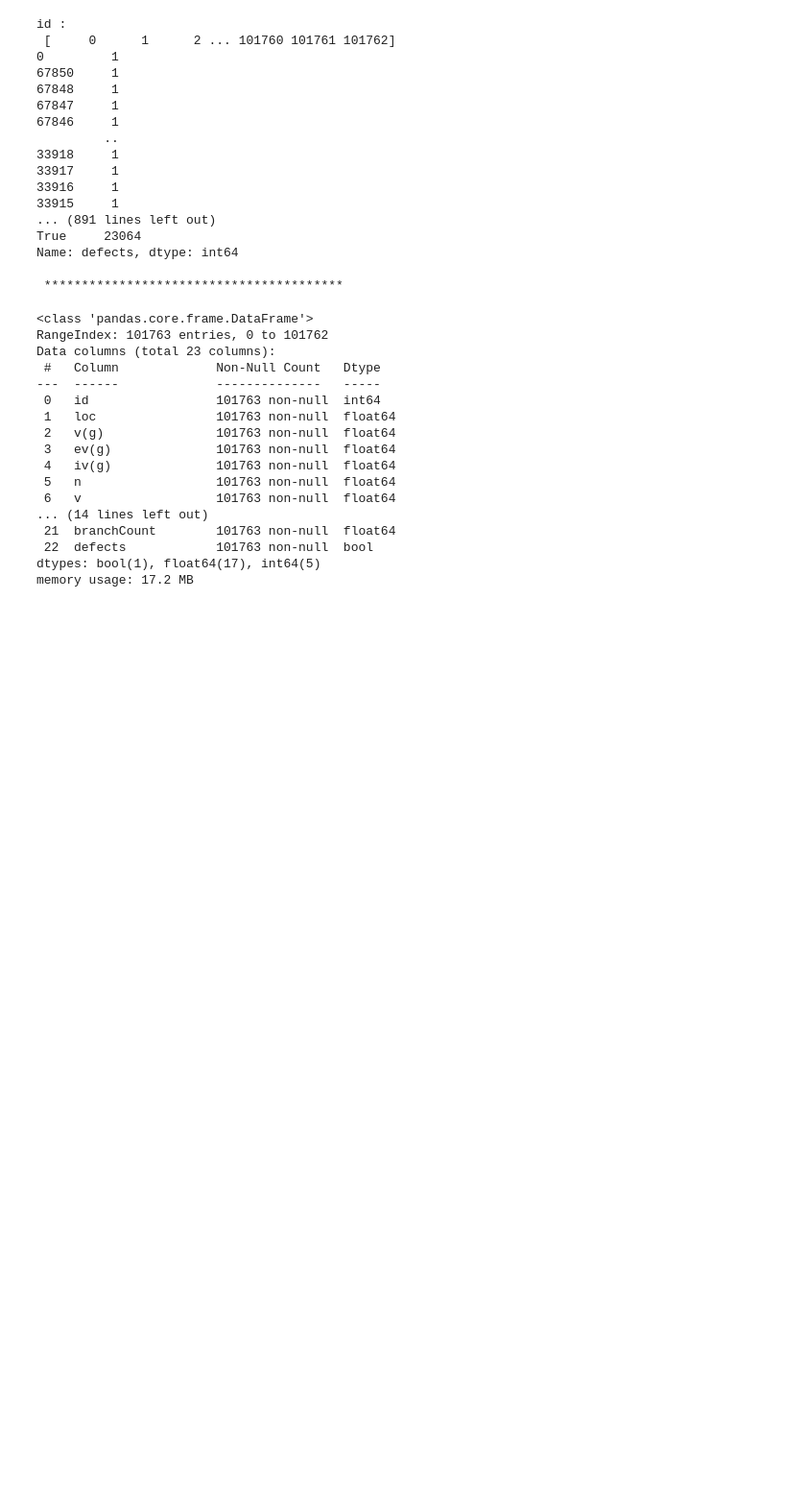
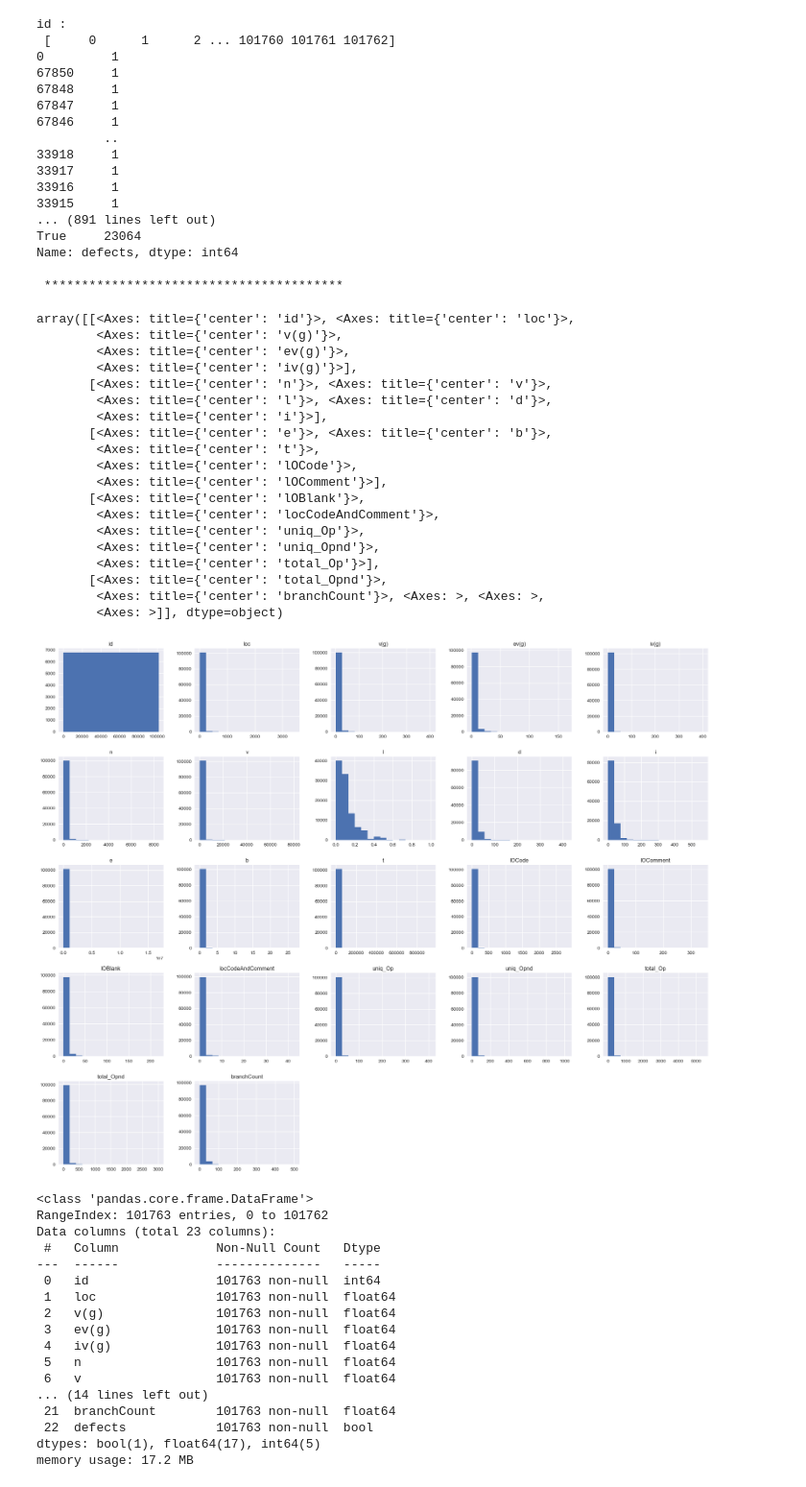
Before and after one commit to abideen-olawuwo/binaryclassification, a Jupyter notebook: binaryclassification.ipynb, the cells around one changed output. Shown at 96% size. Cells and saved outputs as stored; diff of their text form; code cells hidden in the pictures; blank space fills up the shorter version.

```diff
--- a/binaryclassification.ipynb
+++ b/binaryclassification.ipynb
@@ -47,6 +47,30 @@ True     23064
 Name: defects, dtype: int64
 
  ****************************************
+# %%
+plt.style.use("seaborn")
+df.hist(figsize=(25,20), bins=15)
+# %% [output]
+array([[<Axes: title={'center': 'id'}>, <Axes: title={'center': 'loc'}>,
+        <Axes: title={'center': 'v(g)'}>,
+        <Axes: title={'center': 'ev(g)'}>,
+        <Axes: title={'center': 'iv(g)'}>],
+       [<Axes: title={'center': 'n'}>, <Axes: title={'center': 'v'}>,
+        <Axes: title={'center': 'l'}>, <Axes: title={'center': 'd'}>,
+        <Axes: title={'center': 'i'}>],
+       [<Axes: title={'center': 'e'}>, <Axes: title={'center': 'b'}>,
+        <Axes: title={'center': 't'}>,
+        <Axes: title={'center': 'lOCode'}>,
+        <Axes: title={'center': 'lOComment'}>],
+       [<Axes: title={'center': 'lOBlank'}>,
+        <Axes: title={'center': 'locCodeAndComment'}>,
+        <Axes: title={'center': 'uniq_Op'}>,
+        <Axes: title={'center': 'uniq_Opnd'}>,
+        <Axes: title={'center': 'total_Op'}>],
+       [<Axes: title={'center': 'total_Opnd'}>,
+        <Axes: title={'center': 'branchCount'}>, <Axes: >, <Axes: >,
+        <Axes: >]], dtype=object)
+[figure, added]
 # %%
 df.info()
 # %% [output]
```
Also changed, not shown: parts of 2 cells of this notebook.
